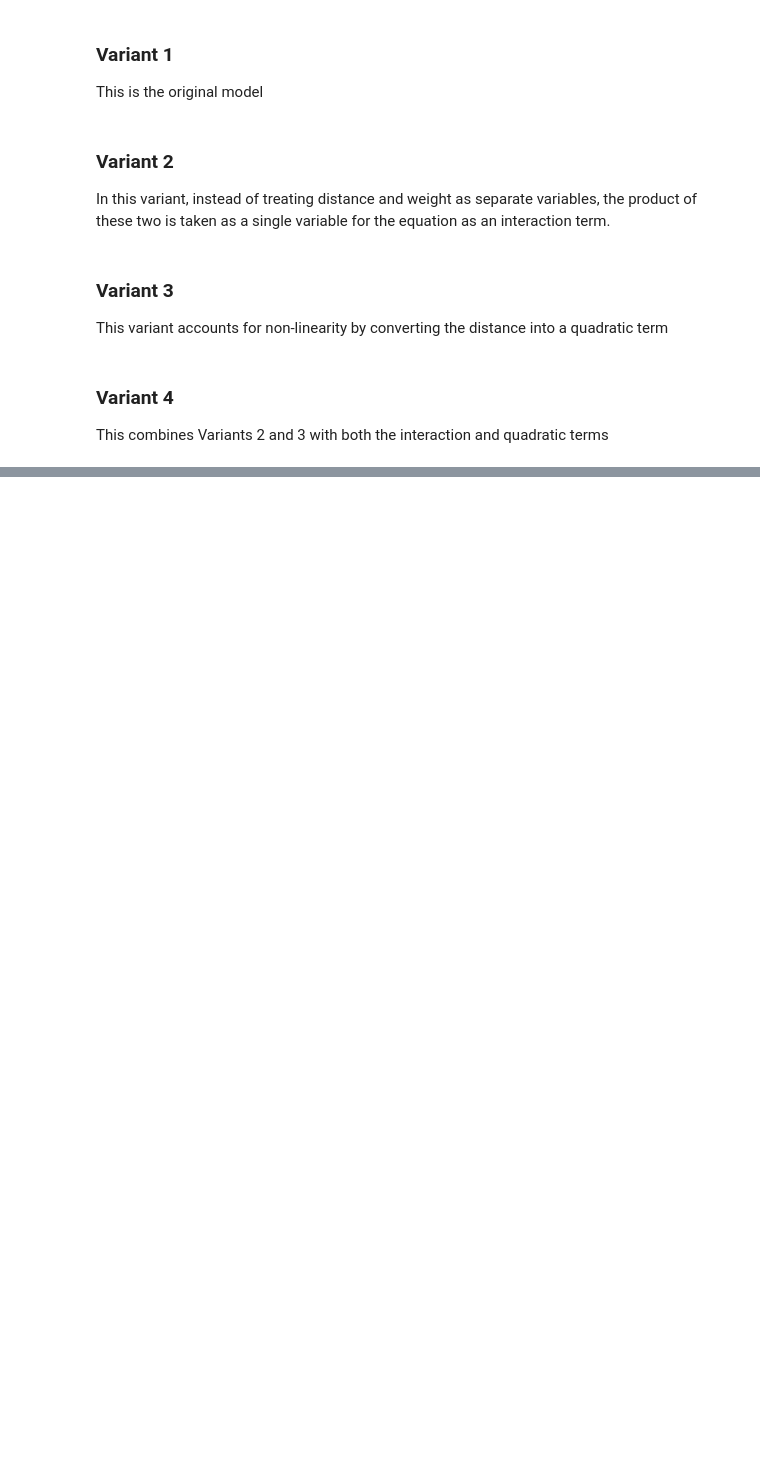
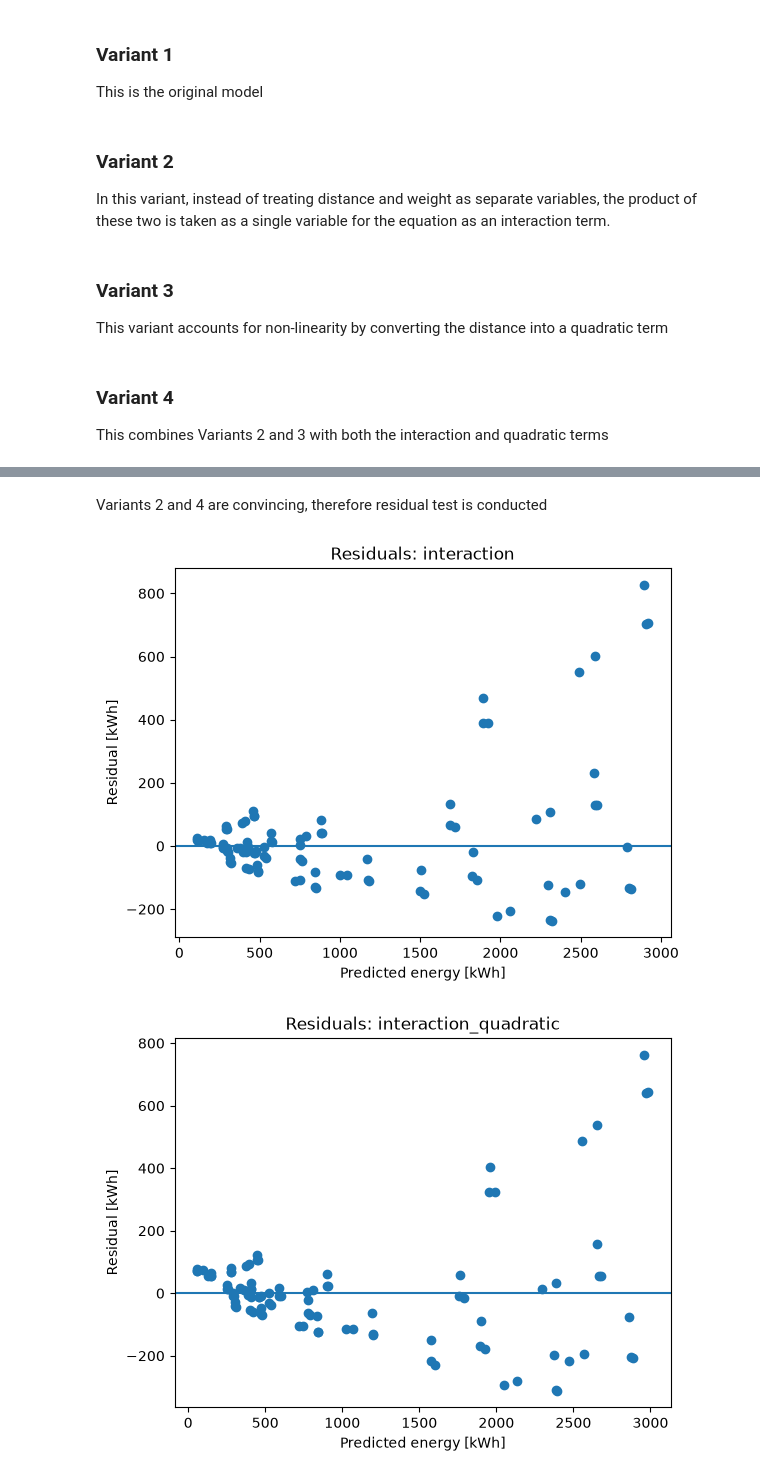
Before and after one commit to Back-on-Track-eu/night-train-target-network, a Jupyter notebook: backend/models/energy/notebooks/Regression_model_LS.ipynb, the cells around one changed output, grey strips where cells are left out. Drawn from its saved outputs; the diff is of its cells as text; code cells hidden in the pictures; blank space fills up the shorter version.

```diff
--- a/backend/models/energy/notebooks/Regression_model_LS.ipynb
+++ b/backend/models/energy/notebooks/Regression_model_LS.ipynb
@@ -409,7 +443,7 @@ model_1 = smf.ols(
     energy_kwh
     ~ distance_km
     + weight_t
-    + v_max_kmh
+    + avg_speed_kmh
     """,
     data=train
 ).fit()
@@ -422,7 +456,7 @@ model_2 = smf.ols(
     """
     energy_kwh
     ~ distance_km * weight_t
-    + v_max_kmh
+    + avg_speed_kmh
     """,
     data=train
 ).fit()
@@ -437,7 +471,7 @@ model_3 = smf.ols(
     ~ distance_km
     + I(distance_km ** 2)
     + weight_t
-    + v_max_kmh
+    + avg_speed_kmh
     """,
     data=train
 ).fit()
@@ -453,7 +487,7 @@ model_4 = smf.ols(
     + I(distance_km ** 2)
     + weight_t
     + distance_km:weight_t
-    + v_max_kmh
+    + avg_speed_kmh
     """,
     data=train
 ).fit()
@@ -506,0 +541,27 @@ print(results_df)
+# %% [markdown]
+Variants 2 and 4 are convincing, therefore residual test is conducted
+# %%
+for name, model in {
+    "interaction": model_2,
+    "interaction_quadratic": model_4
+}.items():
+
+    pred = model.predict(test)
+    residuals = test["energy_kwh"] - pred
+
+    plt.figure()
+    plt.scatter(pred, residuals)
+    plt.axhline(0)
+
+    plt.xlabel("Predicted energy [kWh]")
+    plt.ylabel("Residual [kWh]")
+    plt.title(f"Residuals: {name}")
+
+    plt.show()
+
+
+print(model_2.summary())
+print(model_4.summary())
+# %% [output]
+[figure, added]
+[figure, added]
```
Also changed, not shown: parts of 36 cells of this notebook, 2 other files.
